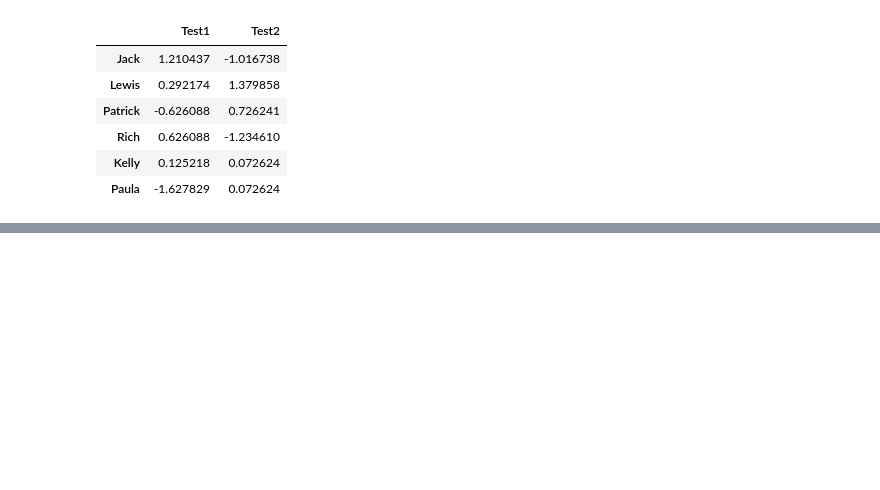
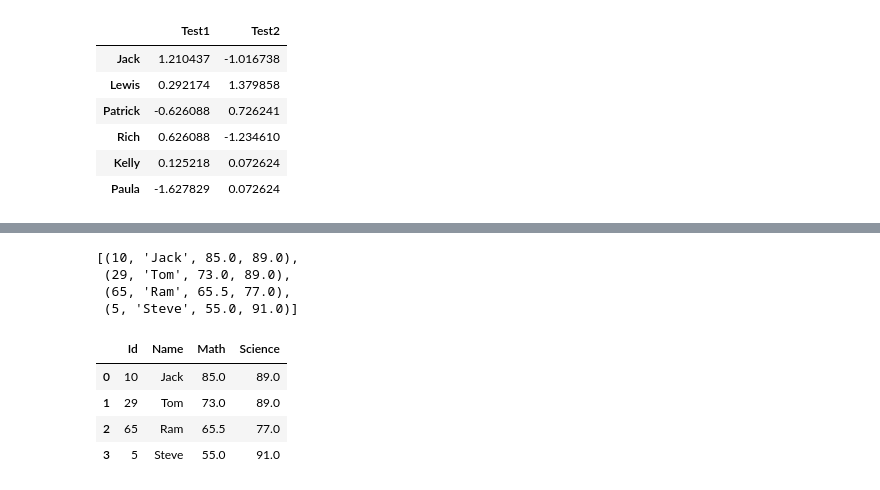
Before and after one commit to doblefilmina/LearningPythonDataScience, a Jupyter notebook: Lesson7simplilearn.ipynb, the cells around one changed output, grey strips where cells are left out. Saved outputs shown, nothing was run; the diff lists cells and outputs as text; code cells hidden in the pictures; blank space fills up the shorter version.

Commit message:
working with data frames

```diff
--- a/Lesson7simplilearn.ipynb
+++ b/Lesson7simplilearn.ipynb
@@ -437,0 +455,5 @@ standardize_test_scores(df_test_scores)
+# %%
+#execute the SQL statement
+executeSQL = sqlite3.connect(':memory:')
+executeSQL.execute(create_table)
+executeSQL.commit()
@@ -437,0 +483,24 @@ standardize_test_scores(df_test_scores)
+# %%
+#prepare SQL query
+SQL_query = executeSQL.execute("select * from student_score")
+# %%
+#fetch the resultset for the query
+resulset = SQL_query.fetchall()
+# %%
+resulset
+# %% [output]
+[(10, 'Jack', 85.0, 89.0),
+ (29, 'Tom', 73.0, 89.0),
+ (65, 'Ram', 65.5, 77.0),
+ (5, 'Steve', 55.0, 91.0)]
+# %%
+#put the records togheter in dataframe
+df_student_records = pd.DataFrame(resulset, columns=list(zip(*SQL_query.description))[0])
+# %%
+df_student_records
+# %% [output]
+|  | Id | Name | Math | Science |
+| 0 | 10 | Jack | 85.0 | 89.0 |
+| 1 | 29 | Tom | 73.0 | 89.0 |
+| 2 | 65 | Ram | 65.5 | 77.0 |
+| 3 | 5 | Steve | 55.0 | 91.0 |
```
Also changed, not shown: parts of 9 cells of this notebook, 2 other files.
